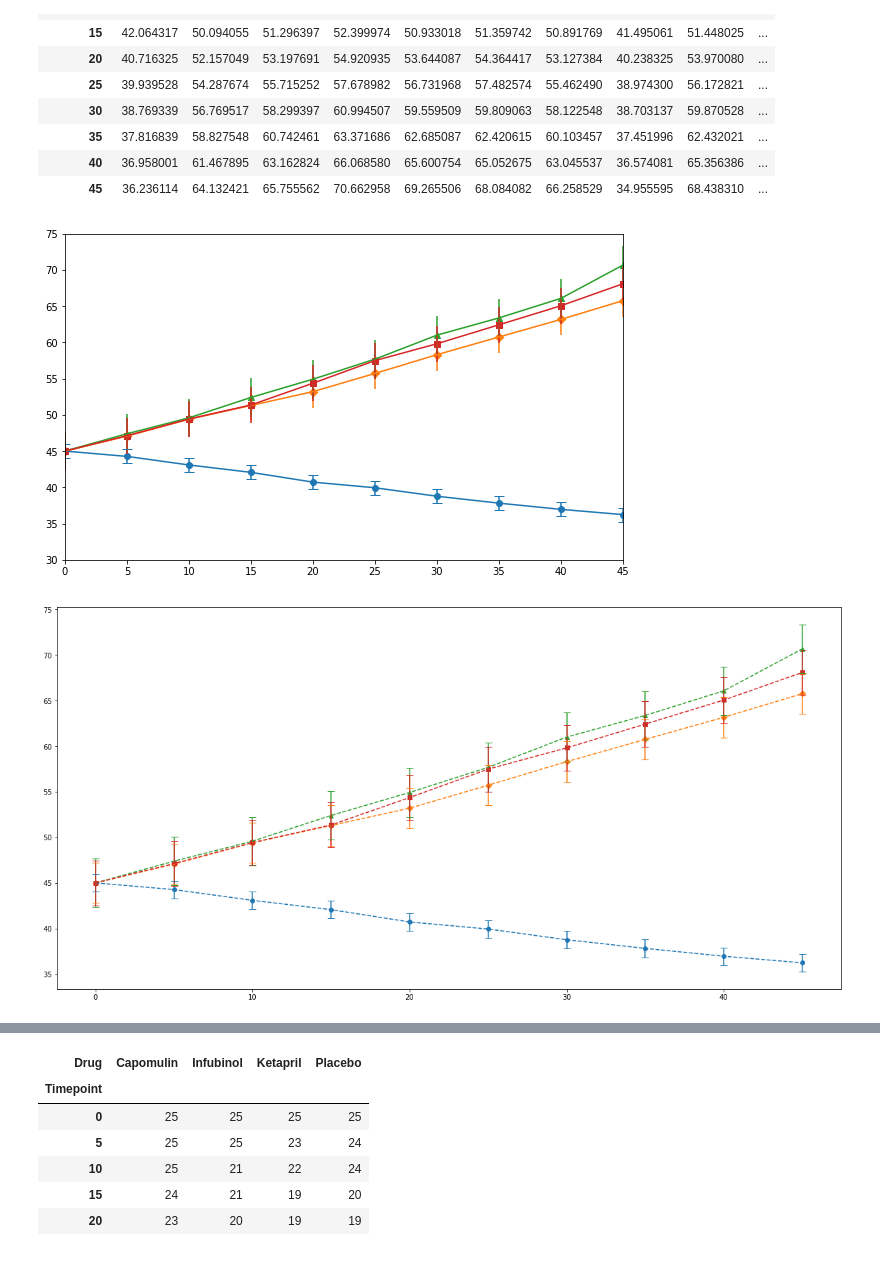
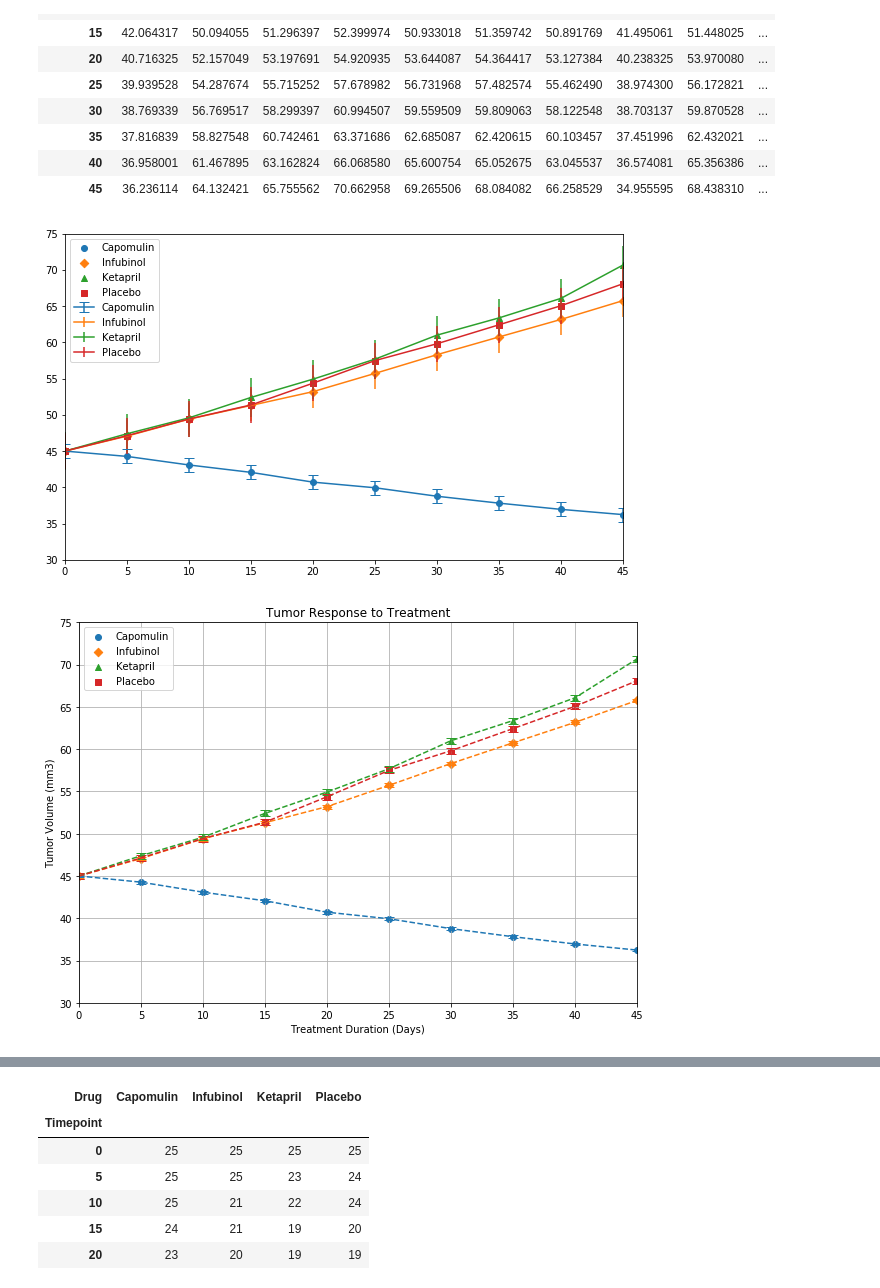
Before and after one commit to txstu09/pymaceuticals-inc, a Jupyter notebook: pymaceuticals.ipynb, the cells around one changed output, grey strips where cells are left out. Saved outputs shown, nothing was run; the diff lists cells and outputs as text; code cells hidden in the pictures.

Commit message:
tumor and metastatic plots

```diff
--- a/pymaceuticals.ipynb
+++ b/pymaceuticals.ipynb
@@ -68,22 +68,30 @@ plt.errorbar(x_axis, selected_tumor_size['Infubinol'], yerr=s_error[1])
 plt.errorbar(x_axis, selected_tumor_size['Ketapril'], yerr=s_error[2])
 plt.errorbar(x_axis, selected_tumor_size['Placebo'], yerr=s_error[3])
 
+plt.legend()
 plt.xlim(0,45)
 plt.ylim(30,75)
 plt.show()
 # %% [output]
-[figure, old version]
+[figure, new version]
 # %%
 counter = 0
 markers = ['o','D','^','s']
 colors = ['blue','red','green','orange']
 
-plt.figure(figsize=(20,10))
+plt.figure(figsize=(10,7))
 
 for column in selected_tumor_size:
     plt.scatter(x_axis, selected_tumor_size[column], marker=markers[counter])
     plt.errorbar(x_axis, selected_tumor_size[column], yerr=s_error[counter], capsize=5, fmt='--')
     counter = counter + 1
+plt.xlim(0,45)
+plt.ylim(30,75)
+plt.title("Tumor Response to Treatment")
+plt.xlabel("Treatment Duration (Days)")
+plt.ylabel("Tumor Volume (mm3)")
+plt.grid()
+plt.legend(['Capomulin','Infubinol','Ketapril','Placebo'])
 plt.show()
 # %% [output]
-[figure, old version]
+[figure, new version]
```
Also changed, not shown: parts of 2 cells of this notebook.
